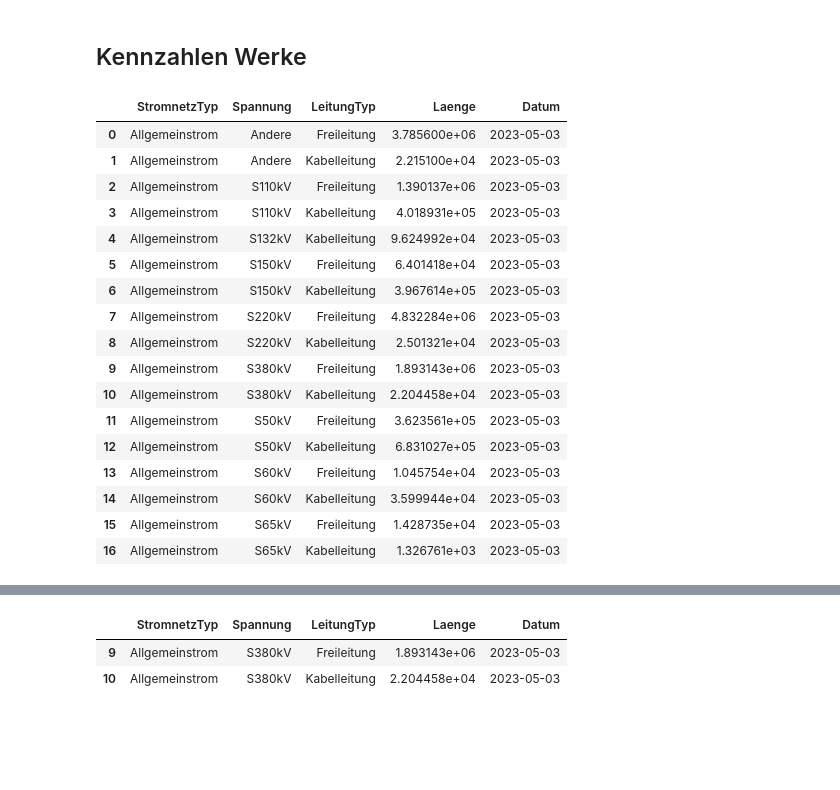
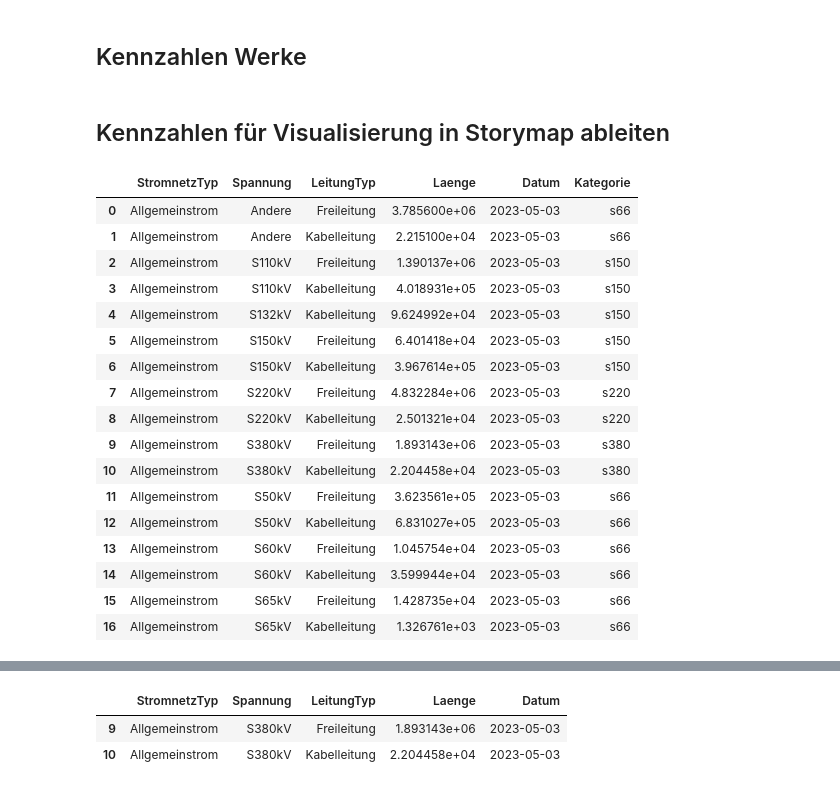
Before and after one commit to SFOE/KeyFiguresElectricalInstallations, a Jupyter notebook: KeyFiguresElectricalInstallations36kV.ipynb, the cells around one changed output, grey strips where cells are left out. Drawn from its saved outputs; the diff is of its cells as text; code cells hidden in the pictures; blank space fills up the shorter version.

```diff
--- a/KeyFiguresElectricalInstallations36kV.ipynb
+++ b/KeyFiguresElectricalInstallations36kV.ipynb
@@ -92,24 +98,40 @@ dfWerke['Datum'] = datetime.today().strftime("%Y-%m-%d")
 # %%
 #Speichern
 dfWerke.to_csv("Kennzahlen_Werke.csv", header=True, index=False, mode='a')
-# %%
-dfLeitungKPI
-# %% [output]
-|  | StromnetzTyp | Spannung | LeitungTyp | Laenge | Datum |
-| 0 | Allgemeinstrom | Andere | Freileitung | 3.785600e+06 | 2023-05-03 |
-| 1 | Allgemeinstrom | Andere | Kabelleitung | 2.215100e+04 | 2023-05-03 |
-| 2 | Allgemeinstrom | S110kV | Freileitung | 1.390137e+06 | 2023-05-03 |
-| 3 | Allgemeinstrom | S110kV | Kabelleitung | 4.018931e+05 | 2023-05-03 |
-| 4 | Allgemeinstrom | S132kV | Kabelleitung | 9.624992e+04 | 2023-05-03 |
-| 5 | Allgemeinstrom | S150kV | Freileitung | 6.401418e+04 | 2023-05-03 |
-| 6 | Allgemeinstrom | S150kV | Kabelleitung | 3.967614e+05 | 2023-05-03 |
-| 7 | Allgemeinstrom | S220kV | Freileitung | 4.832284e+06 | 2023-05-03 |
-| 8 | Allgemeinstrom | S220kV | Kabelleitung | 2.501321e+04 | 2023-05-03 |
-| 9 | Allgemeinstrom | S380kV | Freileitung | 1.893143e+06 | 2023-05-03 |
-| 10 | Allgemeinstrom | S380kV | Kabelleitung | 2.204458e+04 | 2023-05-03 |
-| 11 | Allgemeinstrom | S50kV | Freileitung | 3.623561e+05 | 2023-05-03 |
-| 12 | Allgemeinstrom | S50kV | Kabelleitung | 6.831027e+05 | 2023-05-03 |
-| 13 | Allgemeinstrom | S60kV | Freileitung | 1.045754e+04 | 2023-05-03 |
-| 14 | Allgemeinstrom | S60kV | Kabelleitung | 3.599944e+04 | 2023-05-03 |
-| 15 | Allgemeinstrom | S65kV | Freileitung | 1.428735e+04 | 2023-05-03 |
-| 16 | Allgemeinstrom | S65kV | Kabelleitung | 1.326761e+03 | 2023-05-03 |
+# %% [markdown]
+## Kennzahlen für Visualisierung in Storymap ableiten
+# %%
+dfLeitungStorymap = dfLeitungKPI
+
+# Gewünschte Kategorien definieren
+Bedingungen = [dfLeitungStorymap['Spannung']=='S380kV',
+               dfLeitungStorymap['Spannung']=='S220kV',
+               (dfLeitungStorymap['StromnetzTyp']=='Allgemeinstrom') & (dfLeitungStorymap['Spannung'].isin(['S150kV','S132kV','S130kV','S125kV','S110kV'])),
+               (dfLeitungStorymap['StromnetzTyp']=='Allgemeinstrom') & (dfLeitungStorymap['Spannung'].isin(['S66kV','S65kV','S60kV','S50kV','S36kV','Andere'])),
+               (dfLeitungStorymap['StromnetzTyp']=='Bahnstrom') & (dfLeitungStorymap['Spannung']=='S132kV'),
+               (dfLeitungStorymap['StromnetzTyp']=='Bahnstrom') & (dfLeitungStorymap['Spannung'].isin(['S66kV','Andere']))
+               ]
+
+Spannungen = ['s380','s220','s150','s66','s132B','s66B']
+# %%
+ dfLeitungStorymap['Kategorie'] =  np.select(Bedingungen,Spannungen)
+ dfLeitungStorymap
+# %% [output]
+|  | StromnetzTyp | Spannung | LeitungTyp | Laenge | Datum | Kategorie |
+| 0 | Allgemeinstrom | Andere | Freileitung | 3.785600e+06 | 2023-05-03 | s66 |
+| 1 | Allgemeinstrom | Andere | Kabelleitung | 2.215100e+04 | 2023-05-03 | s66 |
+| 2 | Allgemeinstrom | S110kV | Freileitung | 1.390137e+06 | 2023-05-03 | s150 |
+| 3 | Allgemeinstrom | S110kV | Kabelleitung | 4.018931e+05 | 2023-05-03 | s150 |
+| 4 | Allgemeinstrom | S132kV | Kabelleitung | 9.624992e+04 | 2023-05-03 | s150 |
+| 5 | Allgemeinstrom | S150kV | Freileitung | 6.401418e+04 | 2023-05-03 | s150 |
+| 6 | Allgemeinstrom | S150kV | Kabelleitung | 3.967614e+05 | 2023-05-03 | s150 |
+| 7 | Allgemeinstrom | S220kV | Freileitung | 4.832284e+06 | 2023-05-03 | s220 |
+| 8 | Allgemeinstrom | S220kV | Kabelleitung | 2.501321e+04 | 2023-05-03 | s220 |
+| 9 | Allgemeinstrom | S380kV | Freileitung | 1.893143e+06 | 2023-05-03 | s380 |
+| 10 | Allgemeinstrom | S380kV | Kabelleitung | 2.204458e+04 | 2023-05-03 | s380 |
+| 11 | Allgemeinstrom | S50kV | Freileitung | 3.623561e+05 | 2023-05-03 | s66 |
+| 12 | Allgemeinstrom | S50kV | Kabelleitung | 6.831027e+05 | 2023-05-03 | s66 |
+| 13 | Allgemeinstrom | S60kV | Freileitung | 1.045754e+04 | 2023-05-03 | s66 |
+| 14 | Allgemeinstrom | S60kV | Kabelleitung | 3.599944e+04 | 2023-05-03 | s66 |
+| 15 | Allgemeinstrom | S65kV | Freileitung | 1.428735e+04 | 2023-05-03 | s66 |
+| 16 | Allgemeinstrom | S65kV | Kabelleitung | 1.326761e+03 | 2023-05-03 | s66 |
```
Also changed, not shown: parts of 9 cells of this notebook.
